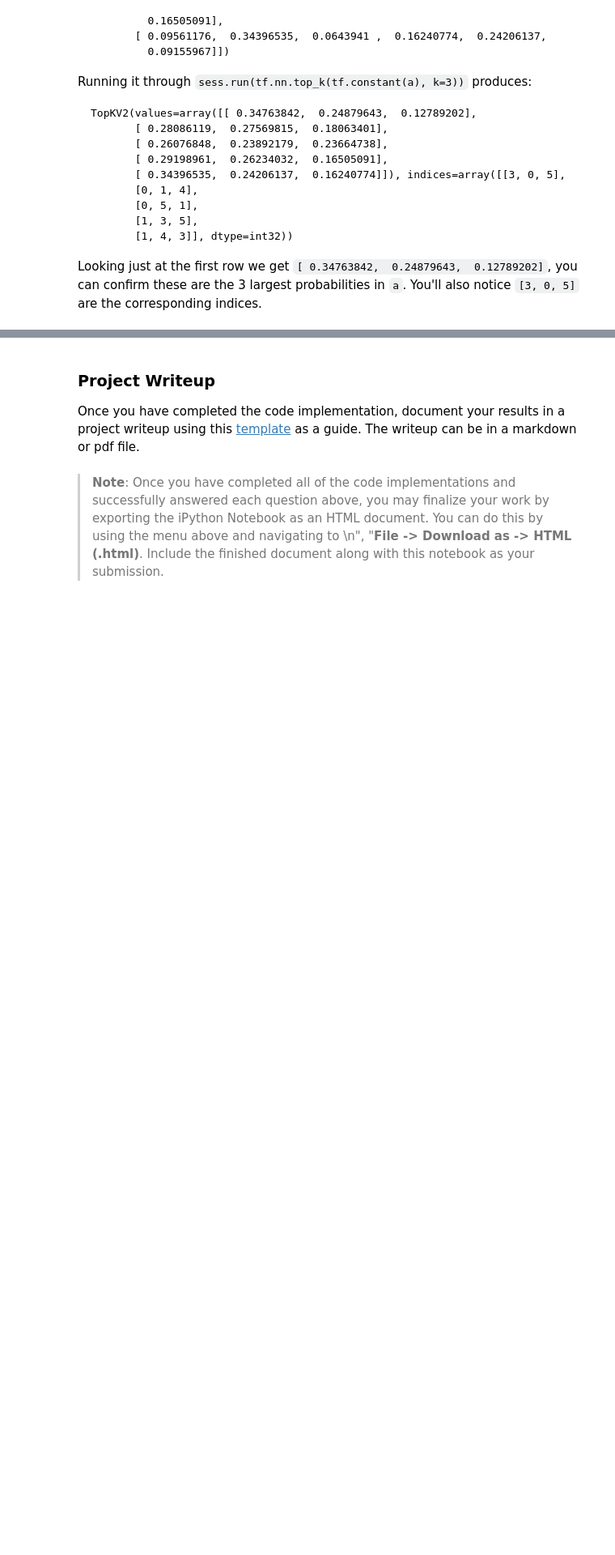
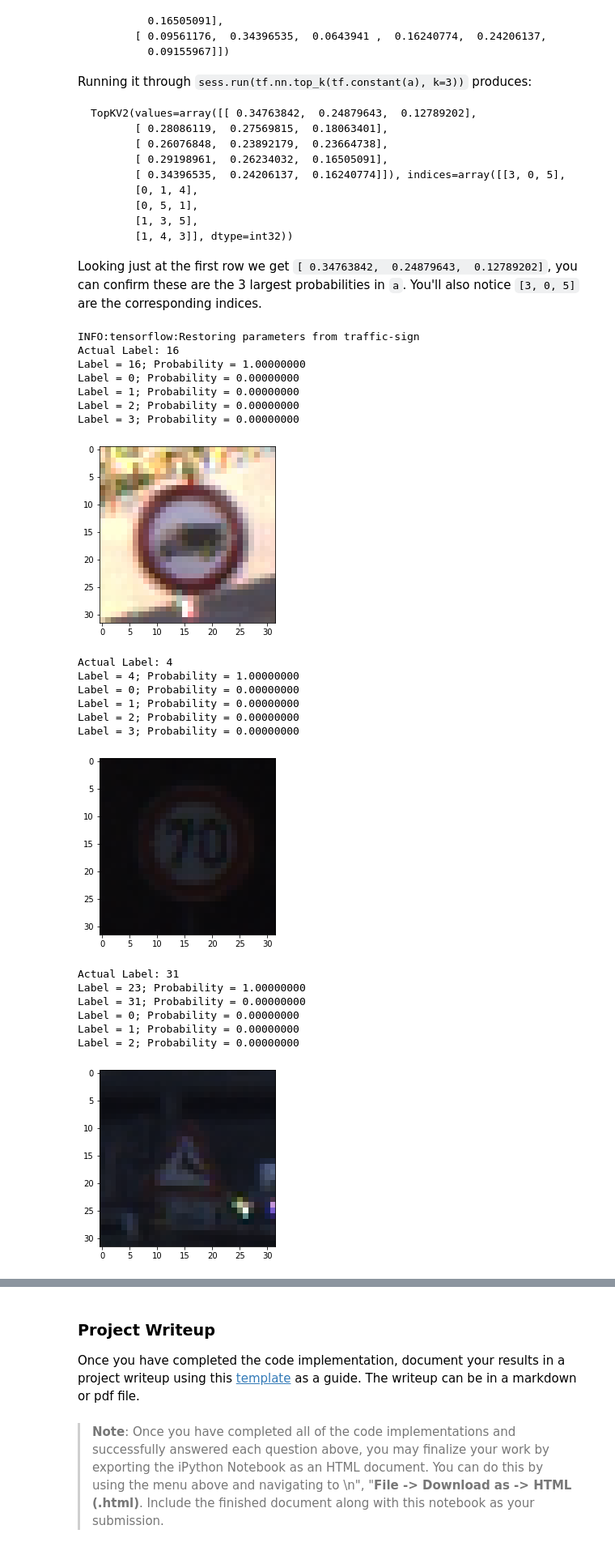
Before and after one commit to ai-tribunsky/self-driving-nanodegree, a Jupyter notebook: Traffic Sign Classifier/Traffic_Sign_Classifier.ipynb, the cells around one changed output, grey strips where cells are left out. Shown at 81% size. Cells and saved outputs as stored; diff of their text form; code cells hidden in the pictures; blank space fills up the shorter version.

Commit message:
Completed Traffic Sign Classifier project

```diff
--- a/Traffic Sign Classifier/Traffic_Sign_Classifier.ipynb
+++ b/Traffic Sign Classifier/Traffic_Sign_Classifier.ipynb
@@ -530,0 +501,12 @@ You may find `signnames.csv` useful as it contains mappings from the class id (i
+# %%
+# import the graph from the file
+imported_graph = tf.train.import_meta_graph(SAVE_TO_FILE + '.meta')
+with tf.Session() as sess:
+    imported_graph.restore(sess, SAVE_TO_FILE)
+
+    for idx, img in enumerate(realworld_images):
+        image = np.zeros((1, 32, 32, 3))
+        image[0] = img
+        label = realworld_labels[idx]
+        predicted_label = sess.run(predicted, feed_dict={x: image, y: np.array([label])})
+        print('Image %d; Predicted = %d; Actual = %d' % (idx, predicted_label[0], label))
@@ -533,3 +527,10 @@ You may find `signnames.csv` useful as it contains mappings from the class id (i
 # %%
 ### Calculate the accuracy for these 5 new images.
 ### For example, if the model predicted 1 out of 5 signs correctly, it's 20% accurate on these new images.
+
+# import the graph from the file
+imported_graph = tf.train.import_meta_graph(SAVE_TO_FILE + '.meta')
+with tf.Session() as sess:
+    imported_graph.restore(sess, SAVE_TO_FILE)
+    output = sess.run(accuracy_operation, feed_dict={x: realworld_images, y: realworld_labels})
+    print(output)
@@ -578,0 +580,46 @@ Looking just at the first row we get `[ 0.34763842,  0.24879643,  0.12789202]`,
+# %%
+### Print out the top five softmax probabilities for the predictions on the German traffic sign images found on the web.
+### Feel free to use as many code cells as needed.
+
+# import the graph from the file
+imported_graph = tf.train.import_meta_graph(SAVE_TO_FILE + '.meta')
+with tf.Session() as sess:
+    imported_graph.restore(sess, SAVE_TO_FILE)
+
+    top = tf.nn.top_k(tf.nn.softmax(logits), k=5)
+    for idx, img in enumerate(realworld_images):
+        image = np.zeros((1, 32, 32, 3))
+        image[0] = img
+        label = realworld_labels[idx]
+        output = sess.run(top, feed_dict={x: image, y: np.array([label])})
+        values = output.values[0]
+        indices = output.indices[0]
+        print('Actual Label: %d' % label)
+        for i, value in zip(indices, values):
+            print('Label = %d; Probability = %.8f' % (i, value))
+        plt.imshow(img.astype(np.int))
+        plt.show()
+        print()
+# %% [output]
+INFO:tensorflow:Restoring parameters from traffic-sign
+Actual Label: 16
+Label = 16; Probability = 1.00000000
+Label = 0; Probability = 0.00000000
+Label = 1; Probability = 0.00000000
+Label = 2; Probability = 0.00000000
+Label = 3; Probability = 0.00000000
+[figure, added]
+Actual Label: 4
+Label = 4; Probability = 1.00000000
+Label = 0; Probability = 0.00000000
+Label = 1; Probability = 0.00000000
+Label = 2; Probability = 0.00000000
+Label = 3; Probability = 0.00000000
+[figure, added]
+Actual Label: 31
+Label = 23; Probability = 1.00000000
+Label = 31; Probability = 0.00000000
+Label = 0; Probability = 0.00000000
+Label = 1; Probability = 0.00000000
+Label = 2; Probability = 0.00000000
+[figure, added]
```
Also changed, not shown: parts of 12 cells of this notebook, 9 other files.
